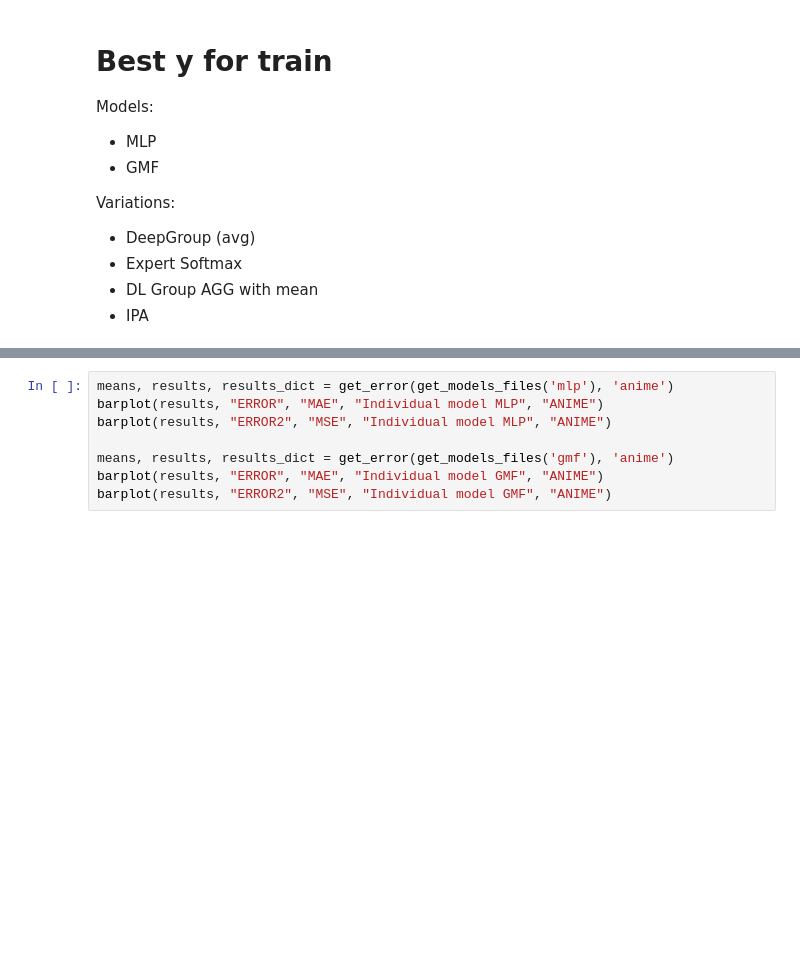
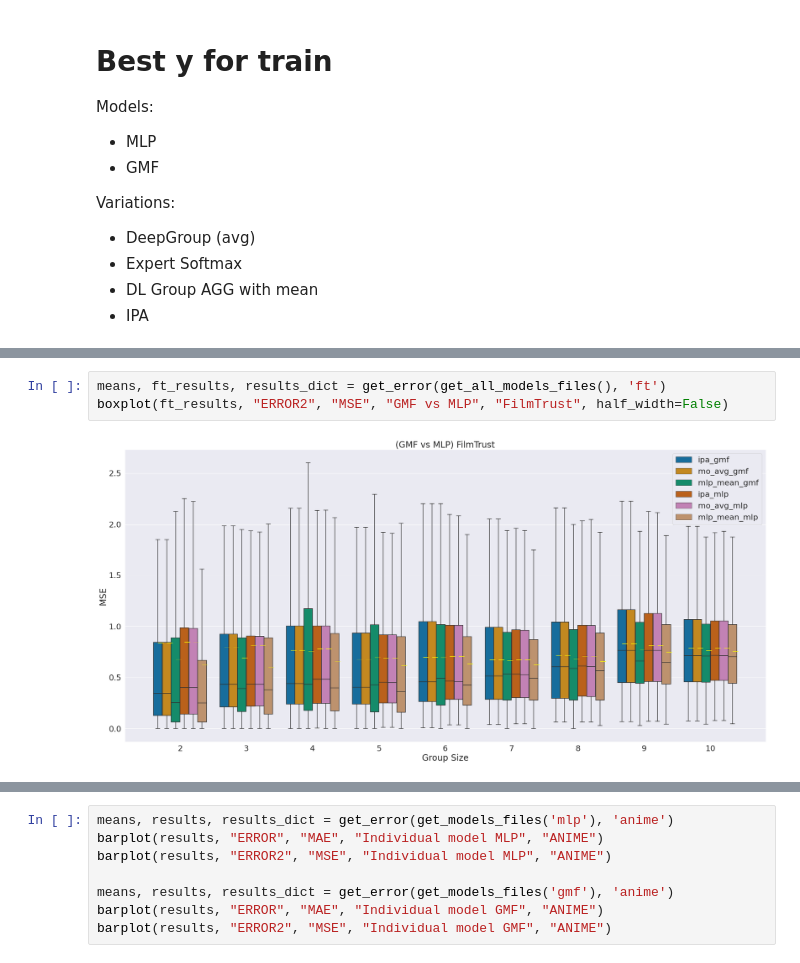
Before and after one commit to Adnan-Talebi/DL-CF-GRS, a Jupyter notebook: notebooks/results-paper.ipynb, the cells around one changed output, grey strips where cells are left out. Drawn from its saved outputs; the diff is of its cells as text; blank space fills up the shorter version.

```diff
--- a/notebooks/results-paper.ipynb
+++ b/notebooks/results-paper.ipynb
@@ -249,0 +199,5 @@ lineplot(results, "ERROR2", "MSE", "Individual model GMF", "ANIME")
+# %%
+means, ft_results, results_dict = get_error(get_all_models_files(), 'ft')
+boxplot(ft_results, "ERROR2", "MSE", "GMF vs MLP", "FilmTrust", half_width=False)
+# %% [output]
+[figure, added]
```
Also changed, not shown: parts of 39 cells of this notebook, 5 other files.
